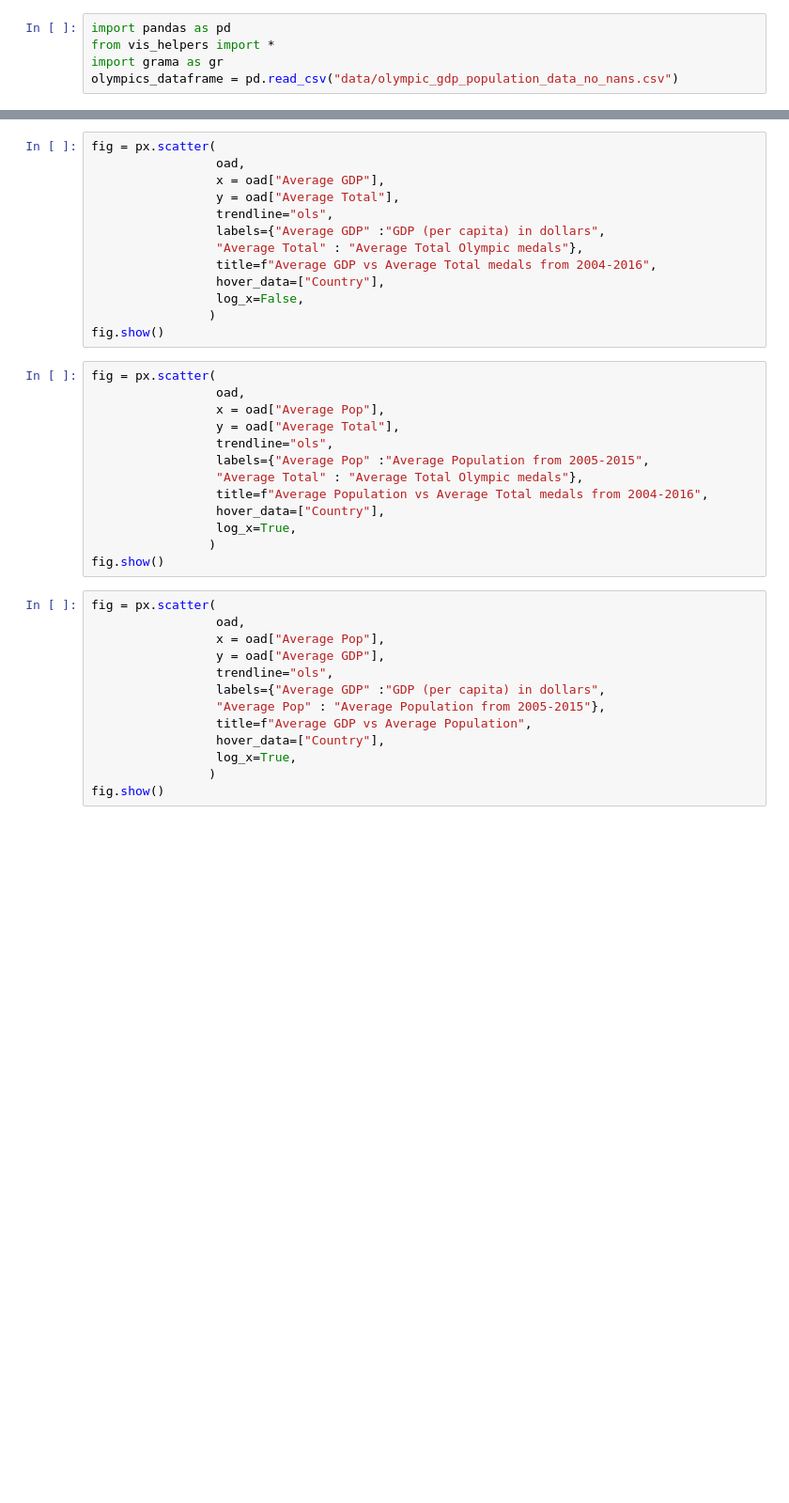
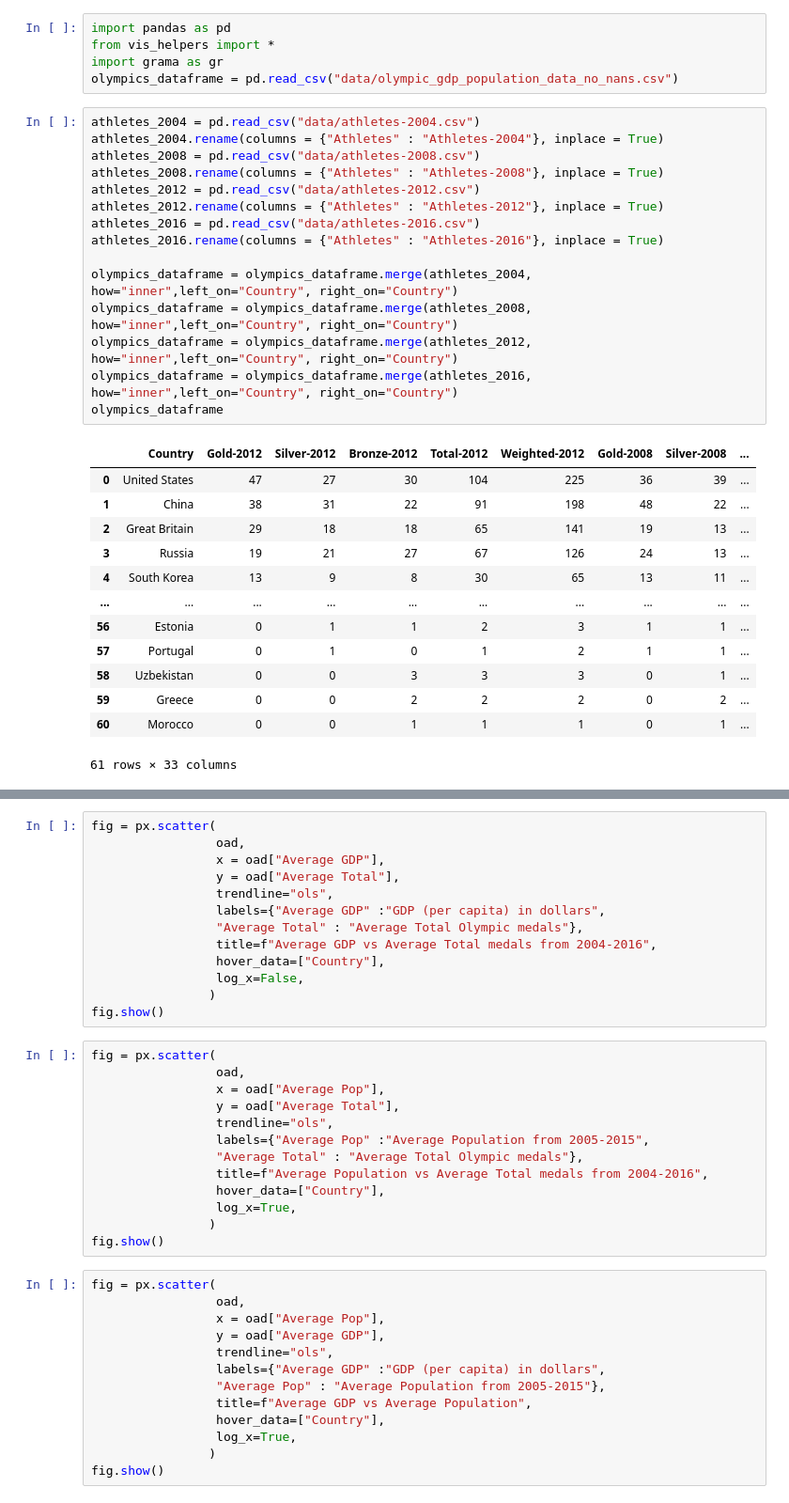
Before and after one commit to madans2984/olympic-games-analysis, a Jupyter notebook: vis.ipynb, the cells around one changed output, grey strips where cells are left out. Shown at 94% size. Saved outputs shown, nothing was run; the diff lists cells and outputs as text; blank space fills up the shorter version.

```diff
--- a/vis.ipynb
+++ b/vis.ipynb
@@ -6,6 +9,35 @@ import pandas as pd
 from vis_helpers import *
 import grama as gr
 olympics_dataframe = pd.read_csv("data/olympic_gdp_population_data_no_nans.csv")
+# %%
+athletes_2004 = pd.read_csv("data/athletes-2004.csv")
+athletes_2004.rename(columns = {"Athletes" : "Athletes-2004"}, inplace = True)
+athletes_2008 = pd.read_csv("data/athletes-2008.csv")
+athletes_2008.rename(columns = {"Athletes" : "Athletes-2008"}, inplace = True)
+athletes_2012 = pd.read_csv("data/athletes-2012.csv")
+athletes_2012.rename(columns = {"Athletes" : "Athletes-2012"}, inplace = True)
+athletes_2016 = pd.read_csv("data/athletes-2016.csv")
+athletes_2016.rename(columns = {"Athletes" : "Athletes-2016"}, inplace = True)
+
+olympics_dataframe = olympics_dataframe.merge(athletes_2004, how="inner",left_on="Country", right_on="Country")
+olympics_dataframe = olympics_dataframe.merge(athletes_2008, how="inner",left_on="Country", right_on="Country")
+olympics_dataframe = olympics_dataframe.merge(athletes_2012, how="inner",left_on="Country", right_on="Country")
+olympics_dataframe = olympics_dataframe.merge(athletes_2016, how="inner",left_on="Country", right_on="Country")
+olympics_dataframe
+# %% [output]
+|  | Country | Gold-2012 | Silver-2012 | Bronze-2012 | Total-2012 | Weighted-2012 | Gold-2008 | Silver-2008 | ... |
+| 0 | United States | 47 | 27 | 30 | 104 | 225 | 36 | 39 | ... |
+| 1 | China | 38 | 31 | 22 | 91 | 198 | 48 | 22 | ... |
+| 2 | Great Britain | 29 | 18 | 18 | 65 | 141 | 19 | 13 | ... |
+| 3 | Russia | 19 | 21 | 27 | 67 | 126 | 24 | 13 | ... |
+| 4 | South Korea | 13 | 9 | 8 | 30 | 65 | 13 | 11 | ... |
+| ... | ... | ... | ... | ... | ... | ... | ... | ... | ... |
+| 56 | Estonia | 0 | 1 | 1 | 2 | 3 | 1 | 1 | ... |
+| 57 | Portugal | 0 | 1 | 0 | 1 | 2 | 1 | 1 | ... |
+| 58 | Uzbekistan | 0 | 0 | 3 | 3 | 3 | 0 | 1 | ... |
+| 59 | Greece | 0 | 0 | 2 | 2 | 2 | 0 | 2 | ... |
+| 60 | Morocco | 0 | 0 | 1 | 1 | 1 | 0 | 1 | ... |
+61 rows × 33 columns
 # %%
 od = (
     olympics_dataframe
```
Also changed, not shown: parts of 7 cells of this notebook.
